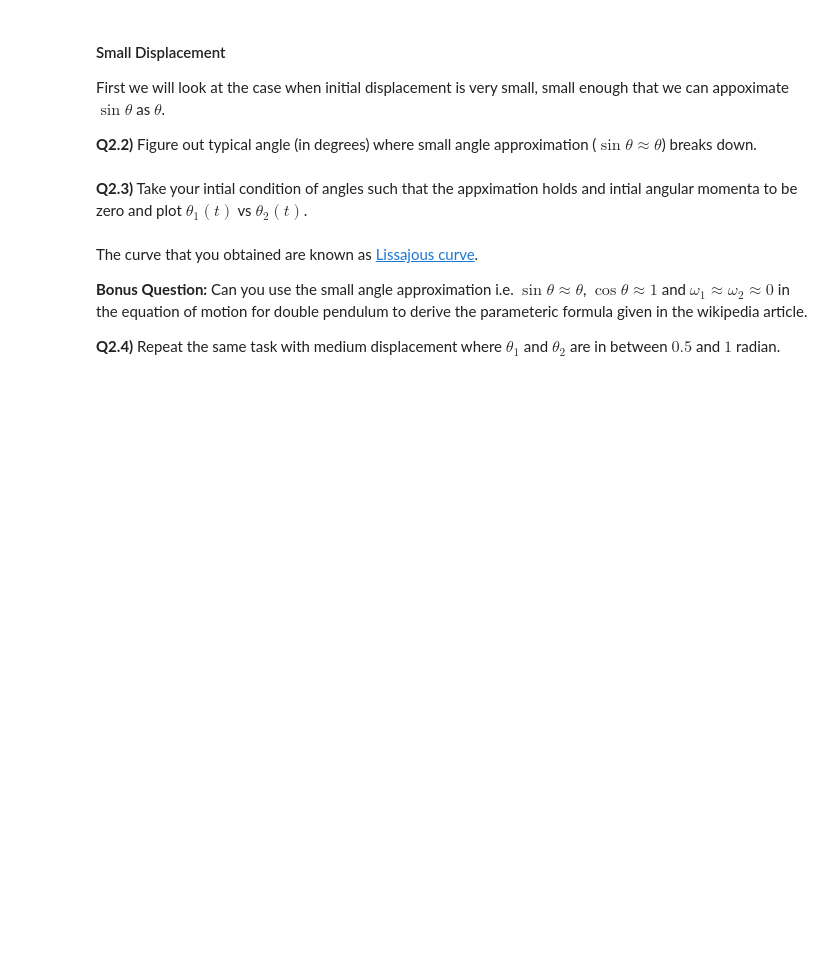
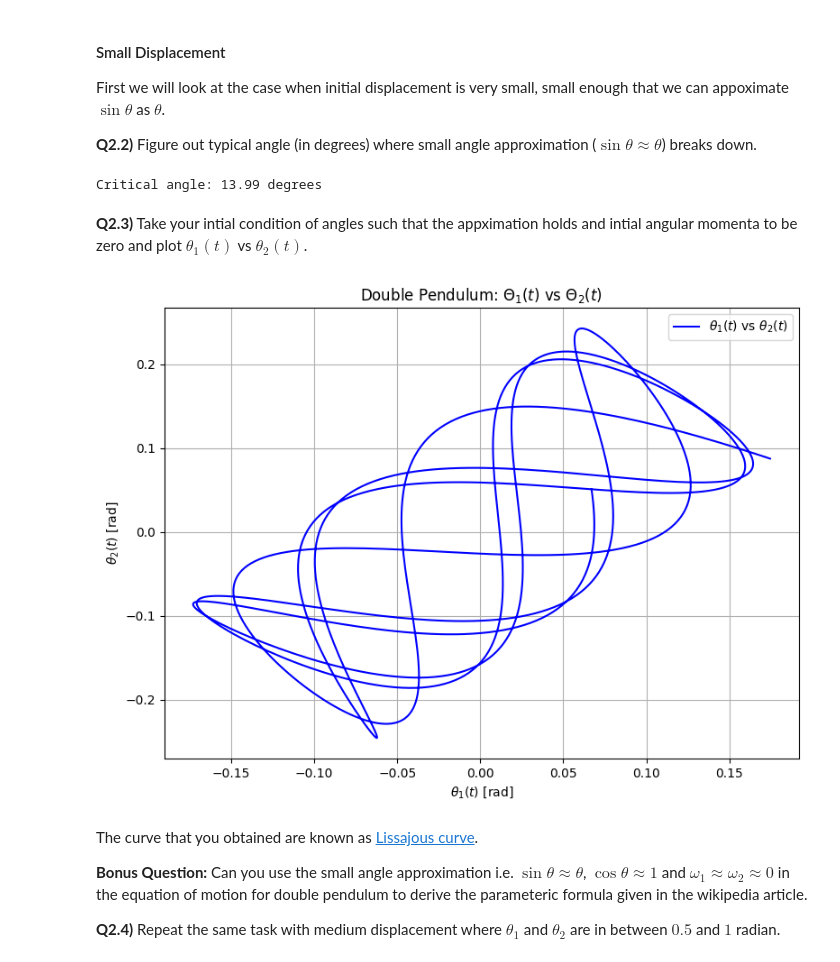
Before and after one commit to T2ooomasz/ComputationalMethodsI, a Jupyter notebook: HW/hw6TomaszKazulak.ipynb, the cells around one changed output. Saved outputs shown, nothing was run; the diff lists cells and outputs as text; code cells hidden in the pictures; blank space fills up the shorter version.

```diff
--- a/HW/hw6TomaszKazulak.ipynb
+++ b/HW/hw6TomaszKazulak.ipynb
@@ -60,8 +286,75 @@ Q2.1) Write the code to solve for the motion of double pendulum.
 First we will look at the case when initial displacement is very small, small enough that we can appoximate $\sin\theta$ as $\theta$.
 
 **Q2.2)** Figure out typical angle (in degrees) where small angle approximation ($\sin\theta\approx \theta$) breaks down.
+# %%
+import numpy as np
+from scipy.optimize import minimize_scalar
+
+# Define the relative error function
+def relative_error(theta):
+    return np.abs(np.sin(theta) - theta) / np.abs(np.sin(theta))
+
+# Find the angle where the relative error exceeds 1%
+def critical_angle(threshold=0.01):
+    # Minimize the negative of the error difference to find the threshold crossing point
+    result = minimize_scalar(
+        lambda theta: abs(relative_error(theta) - threshold),
+        bounds=(0, np.pi / 2),
+        method='bounded'
+    )
+    theta_critical = result.x  # Critical angle in radians
+    return np.degrees(theta_critical)  # Convert to degrees
+
+# Compute and display the critical angle
+angle_degrees = critical_angle()
+print(f"Critical angle: {angle_degrees:.2f} degrees")
+# %% [output]
+Critical angle: 13.99 degrees
 # %% [markdown]
 **Q2.3)** Take your intial condition of angles such that the appximation holds and intial angular momenta to be zero and plot $\theta_1(t)$ vs $\theta_2(t)$.
+# %%
+# Main function to run the simulation and plot
+def main():
+    # Parameters
+    params = pendulum_params()
+
+    # Initial conditions: small angles (<14°) and zero angular velocity
+    theta1_0 = np.radians(10)  # 10 degrees
+    theta2_0 = np.radians(5)   # 5 degrees
+    omega1_0 = 0.0             # Zero initial angular velocity
+    omega2_0 = 0.0
+    initial_conditions = [theta1_0, omega1_0, theta2_0, omega2_0]
+
+    # Time range and resolution
+    t_range = (0, 10)  # 10 seconds of simulation
+    t_points = 1000    # Resolution
+
+    # Create a partial function for the ODE system to inject parameters
+    ode_func = partial(double_pendulum_ode, params=params)
+
+    # Solve the system
+    solution = solve_double_pendulum(ode_func, initial_conditions, t_range, t_points)
+
+    # Extract the results
+    theta1 = solution.y[0]
+    theta2 = solution.y[2]
+
+    # Plot theta1(t) vs theta2(t)
+    plt.figure(figsize=(8, 6))
+    plt.plot(theta1, theta2, label=r"$\theta_1(t)$ vs $\theta_2(t)$", color="blue")
+    plt.title("Double Pendulum: $\Theta_1(t)$ vs $\Theta_2(t)$")
+    plt.xlabel(r"$\theta_1(t)$ [rad]")
+    plt.ylabel(r"$\theta_2(t)$ [rad]")
+    plt.grid(True)
+    plt.legend()
+    plt.tight_layout()
+    plt.show()
+
+# Run the simulation
+if __name__ == "__main__":
+    main()
+# %% [output]
+[figure, added]
 # %% [markdown]
 The curve that you obtained are known as [Lissajous curve](https://en.wikipedia.org/wiki/Lissajous_curve).
 
```
Also changed, not shown: parts of 9 cells of this notebook.
